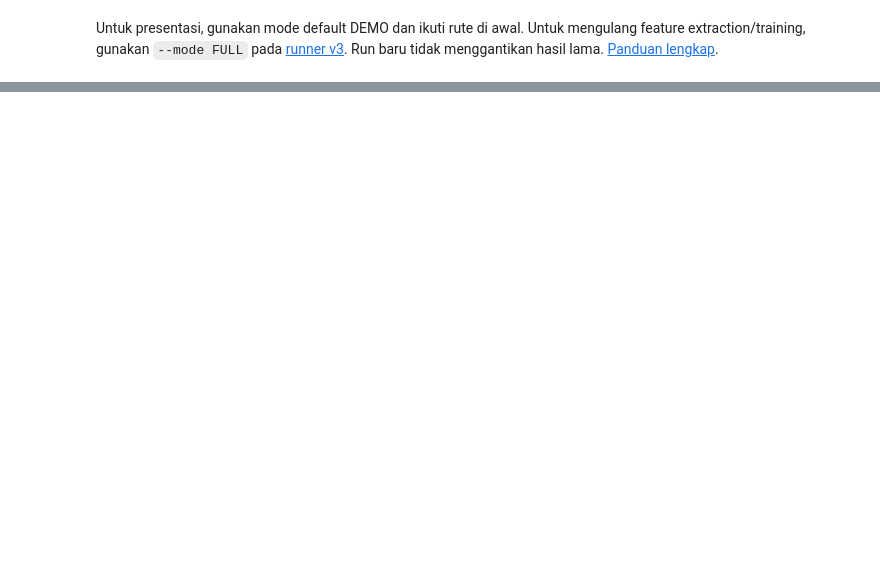
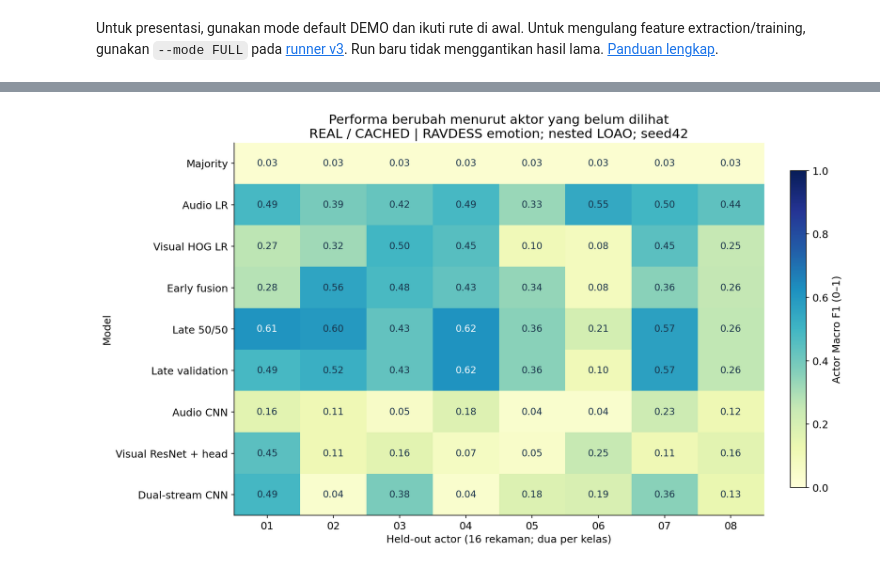
Before and after one commit to maulnite/atc-fatigue-research, a Jupyter notebook: notebooks/v3/03_multimodal_fusion.ipynb, the cells around one changed output, grey strips where cells are left out. Cells and saved outputs as stored; diff of their text form; code cells hidden in the pictures; blank space fills up the shorter version.

```diff
--- a/notebooks/v3/03_multimodal_fusion.ipynb
+++ b/notebooks/v3/03_multimodal_fusion.ipynb
@@ -1162,0 +1319,4 @@ Untuk presentasi, gunakan mode default DEMO dan ikuti rute di awal. Untuk mengul
+# %%
+show_extension_figure('actor_performance')
+# %% [output]
+[figure, added]
```
Also changed, not shown: parts of 39 cells of this notebook, 47 other files.
